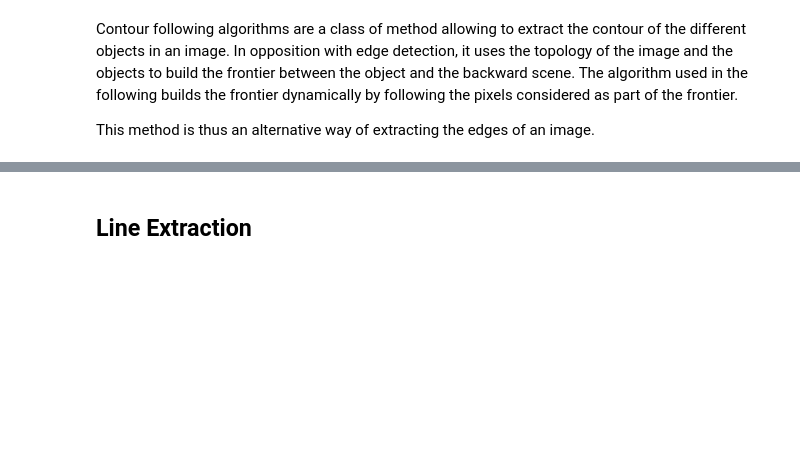
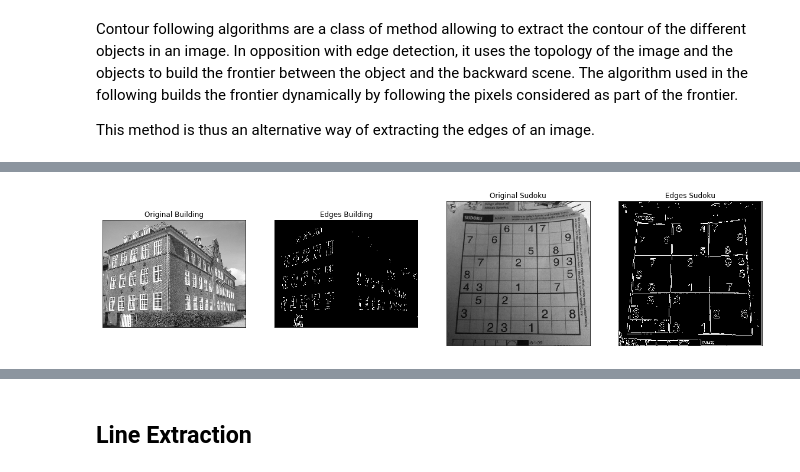
Before and after one commit to hokolomopo/Edge-and-Ellipse-detection, a Jupyter notebook: Report.ipynb, the cells around one changed output, grey strips where cells are left out. Drawn from its saved outputs; the diff is of its cells as text; code cells hidden in the pictures; blank space fills up the shorter version.

Commit message:
report with contour following

```diff
--- a/Report.ipynb
+++ b/Report.ipynb
@@ -96,0 +101,13 @@ VBox(children=(Dropdown(index=6, options=('Sobel', 'Scharr', 'Naive Gradient', '
+# %%
+img_0 = load_gray_img("img/building.png")
+img_1 = load_gray_img("img/sudoku.png")
+
+edge_img_0 = get_optimal_grads("building", "Following")
+edge_img_1 = get_optimal_grads("sudoku", "Following")
+
+tools.multiPlot(1, 4,
+        (img_0, edge_img_0, img_1, edge_img_1),
+        ('Original Building', 'Edges Building', 'Original Sudoku', 'Edges Sudoku'),
+        cmap_tuple=(cm.gray, cm.gray, cm.gray, cm.gray))
+# %% [output]
+[figure, added]
```
Also changed, not shown: parts of 2 cells of this notebook.
